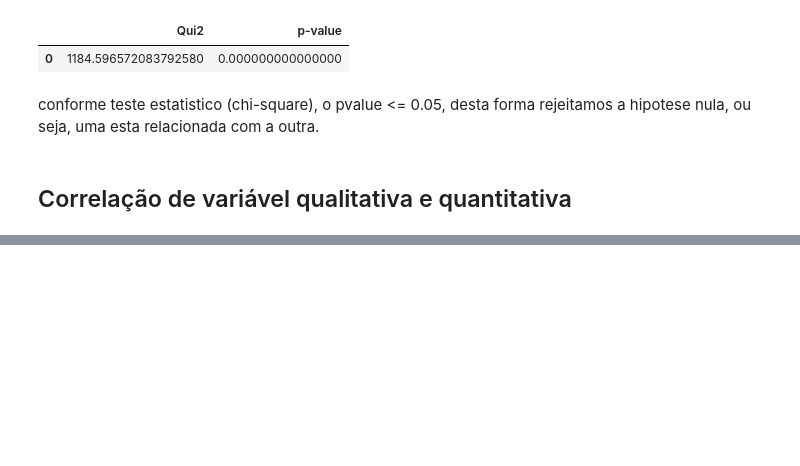
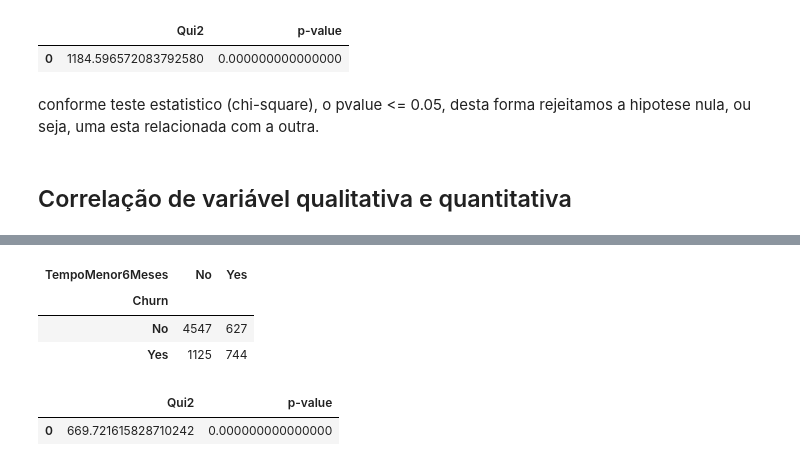
Before and after one commit to maryane-castro/data-science-rocketseat, a Jupyter notebook: Stage-2/main.ipynb, the cells around one changed output, grey strips where cells are left out. Cells and saved outputs as stored; diff of their text form; code cells hidden in the pictures; blank space fills up the shorter version.

```diff
--- a/Stage-2/main.ipynb
+++ b/Stage-2/main.ipynb
@@ -698,0 +701,5 @@ conforme teste estatistico (chi-square), o pvalue <= 0.05, desta forma rejeitamo
+# %%
+df_churn['TempoMenor6Meses'] = np.where(df_churn.tenure<6, 'Yes', 'No')
+# se o rempo dor menor que 6 meses coloque Yes, caso não, coloque No
+
+df_churn
@@ -698,0 +720,8 @@ conforme teste estatistico (chi-square), o pvalue <= 0.05, desta forma rejeitamo
+# %%
+df_crosstab_churn_tenure = pd.crosstab(df_churn.Churn, df_churn.TempoMenor6Meses)
+df_crosstab_churn_tenure
+# %% [output]
+| TempoMenor6Meses | No | Yes |
+| Churn |  |  |
+| No | 4547 | 627 |
+| Yes | 1125 | 744 |
@@ -698,0 +735,5 @@ conforme teste estatistico (chi-square), o pvalue <= 0.05, desta forma rejeitamo
+# %%
+df_chi_scores_churn_tenure
+# %% [output]
+|  | Qui2 | p-value |
+| 0 | 669.721615828710242 | 0.000000000000000 |
```
Also changed, not shown: parts of 3 cells of this notebook.
